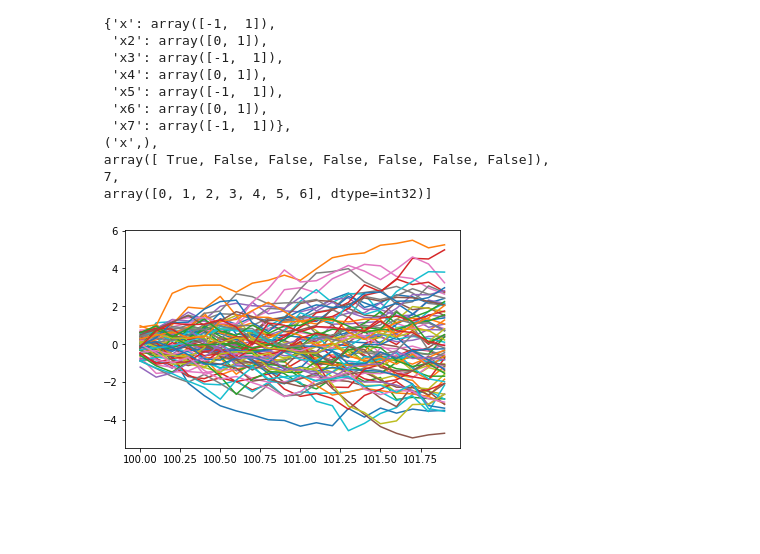
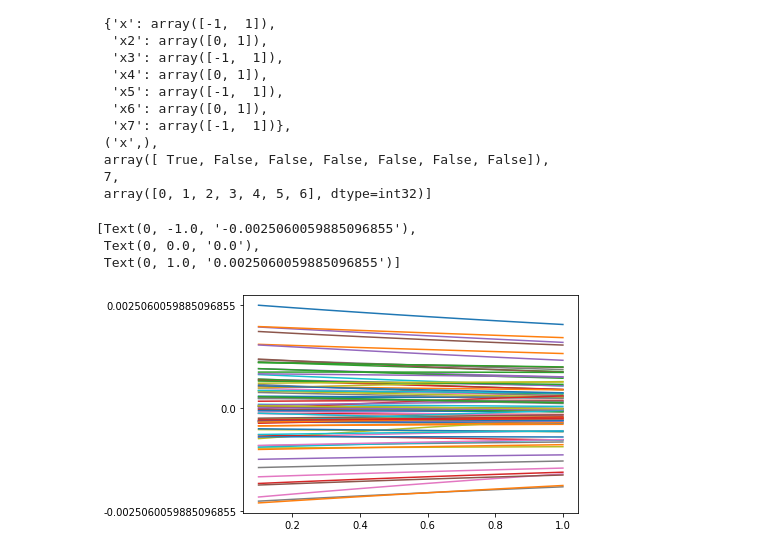
Before and after one commit to BrainModes/tvb-root, a Jupyter notebook: tvb_contrib/tvb/contrib/simulator/demos/polynomial_model_Kashyap_etal_2025_NatureCommunications.ipynb, the cells around one changed output. Drawn from its saved outputs; the diff is of its cells as text; code cells hidden in the pictures; blank space fills up the shorter version.

Commit message:
Ongoing work with polynomial_model_Kashyap_etal_2025_NatureCommunications.ipynb

```diff
--- a/tvb_contrib/tvb/contrib/simulator/demos/polynomial_model_Kashyap_etal_2025_NatureCommunications.ipynb
+++ b/tvb_contrib/tvb/contrib/simulator/demos/polynomial_model_Kashyap_etal_2025_NatureCommunications.ipynb
@@ -15,14 +15,19 @@ except Exception as e:
         raise e
 from tvb.datatypes.connectivity import Connectivity
 from tvb.simulator.simulator import Simulator
-from tvb.simulator.integrators import HeunStochastic
+from tvb.simulator.noise import Additive
+from tvb.simulator.integrators import EulerDeterministic, EulerStochastic, HeunStochastic
 from tvb.simulator.coupling import Linear as LinearCoupling
 from tvb.simulator.models.linear import Linear
 from tvb.simulator.monitors import Raw
 from tvb.contrib.simulator.models.polynomial import Polynomial, PolynomialCoupling
 
 
+ORDER = 7  # select between 1 and 7
 N_MODES = 1
+NOISE = 0.0
+DT = 0.1
+T = 1.0
 
 CoefFilePath = "./polynomial_model_Kashyap_etal_2025_NatureCommunications/Fig11_source.xlsx"
 CorticalRegionsFilePath = "./polynomial_model_Kashyap_etal_2025_NatureCommunications/roi_names_abr.txt"
@@ -139,6 +144,7 @@ N_NODES =  84
 # %%
 def load_pCoef(CoefFilePath):
     return pd.read_excel(CoefFilePath, sheet_name="cmean").values[2:, 1:]
+
 
 def construct_pCoef(pdata):
     print("pdata.shape = ", pdata.shape)
@@ -156,17 +162,24 @@ def construct_pCoef(pdata):
     print("p.shape = ", p.shape)
     return p, ORDER
 
+
 def load_construct_pCoef(CoefFilePath):
     p, order = construct_pCoef(load_pCoef(CoefFilePath))
     pdiag = np.einsum("jj...->j...", p)
     assert pdiag.shape == (N_NODES, N_MODES, order+1)
     print("pdiag.shape = ", pdiag.shape)
     jj = np.arange(N_NODES).astype("i")
-    p[jj, jj] = 0.0
-    assert np.all(p[jj, jj] == 0)
-    return pdiag, p, order
+    pcoupl = np.array(p)
+    pcoupl[jj, jj] = 0.0
+    assert np.all(pcoupl[jj, jj] == 0)
+    return pdiag, pcoupl, p, order
 
-pdiag, pcoupl, ORDER = load_construct_pCoef(CoefFilePath)
+
+pdiag, pcoupl, p, order = load_construct_pCoef(CoefFilePath)
+pdiag = pdiag[:, :, :ORDER+1]
+pcoupl = pcoupl[:, :, :, :ORDER+1]
+p = p[:, :, :, :ORDER+1]
+order = ORDER
 # %% [output]
 pdata.shape =  (84, 588)
 N_NODES =  84
@@ -179,14 +192,15 @@ sim.connectivity = conn
 sim.coupling = PolynomialCoupling(p=pcoupl)
 sim.model = Polynomial(p=pdiag)
 sim.model.number_of_modes = N_MODES
-sim.integrator = HeunStochastic(dt=0.1)
-sim.integrator.nsig = 0.000001
-sim.integrator.dt = 0.1
+if NOISE > 0.0:
+    sim.integrator = EulerStochastic(dt=DT,
+                                     noise=Additive(nsig=np.array([NOISE] + [0]*(order-1))))
+else:
+    sim.integrator = EulerDeterministic(dt=DT)  # EulerDeterministic(dt=0.1)
 sim.monitors = (Raw(), )
-sim.simulation_length = 2.0
-sim.initial_conditions = 0.1*np.random.normal(size=(1000, ORDER,
-                                                    sim.connectivity.weights.shape[0],
-                                                    sim.model.number_of_modes))
+sim.simulation_length = T
+initial_conditions_shape = (1, ORDER, sim.connectivity.weights.shape[0], sim.model.number_of_modes)
+sim.initial_conditions = 0.001*np.random.normal(size=initial_conditions_shape)
 sim.configure()
 # %% [output]
 Simulator
@@ -230,8 +246,16 @@ results = sim.run()
  7,
  array([0, 1, 2, 3, 4, 5, 6], dtype=int32)]
 # %%
-plt.plot(results[0][0], results[0][1][:, :, :, 0].squeeze());
+ymax = np.abs(results[0][1][:, :, :, 0]).max()
+plt.plot(results[0][0], results[0][1][:, :, :, 0].squeeze()/ymax);
+yticks = np.array([-1.0, 0.0, 1.0])
+ax = plt.gca()
+ax.set_yticks(yticks)
+ax.set_yticklabels(yticks*ymax)
 # %% [output]
+[Text(0, -1.0, '-0.0025060059885096855'),
+ Text(0, 0.0, '0.0'),
+ Text(0, 1.0, '0.0025060059885096855')]
-[figure, old version]
+[figure, new version]
 # %%
 from tvb.contrib.tests.model.model_test import TestPolynomialModel
```
Also changed, not shown: parts of 6 cells of this notebook.
